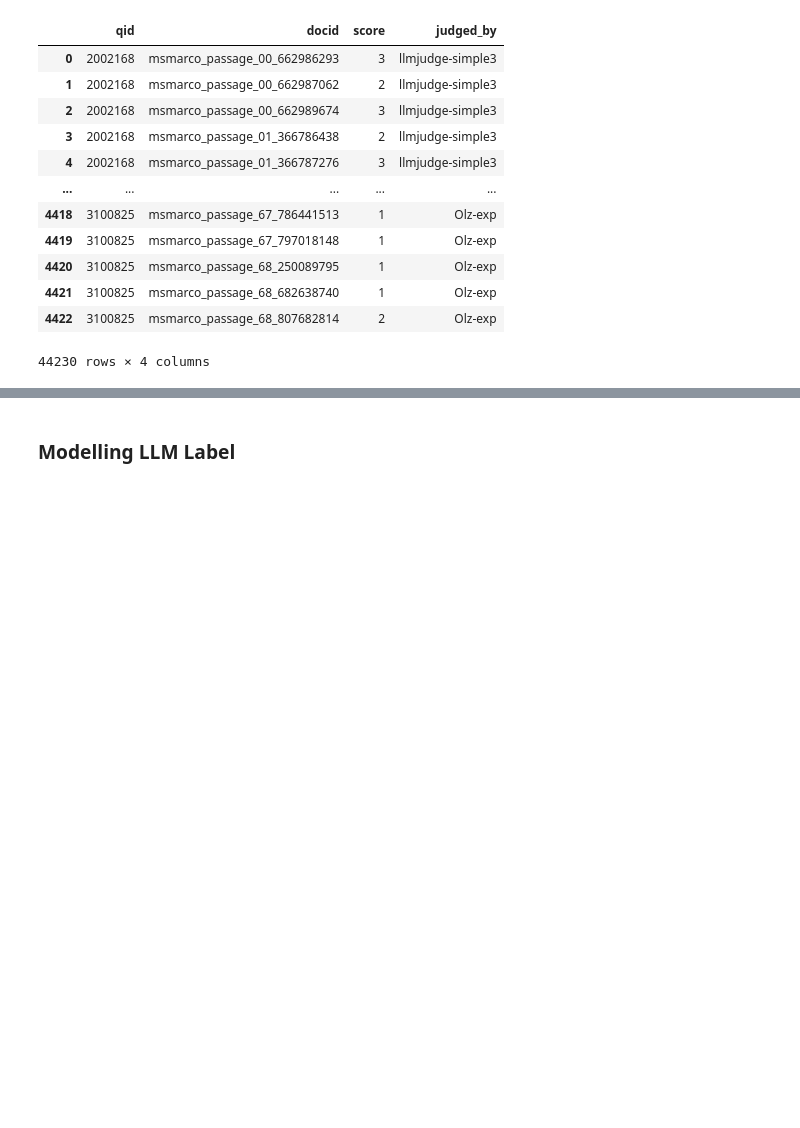
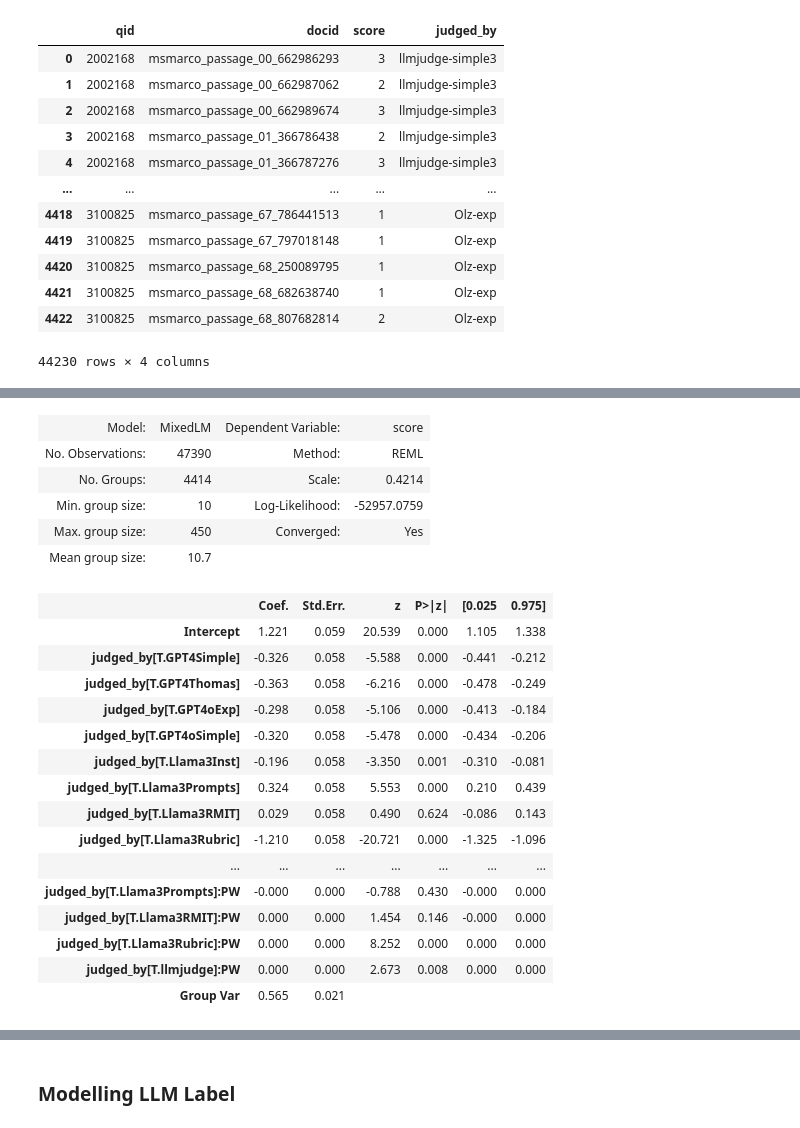
Before and after one commit to rahmanidashti/BiasSyntheticData, a Jupyter notebook: 3-mixed-effect-on-labels.ipynb, the cells around one changed output, grey strips where cells are left out. Drawn from its saved outputs; the diff is of its cells as text; code cells hidden in the pictures; blank space fills up the shorter version.

```diff
--- a/3-mixed-effect-on-labels.ipynb
+++ b/3-mixed-effect-on-labels.ipynb
@@ -174,0 +194,29 @@ data
+# %%
+model = "score ~ judged_by * (QL + QW + QT+ PW) "
+# %%
+model = sm.MixedLM.from_formula(model, data, groups=data["docid"])
+result = model.fit()
+result.summary()
+# %% [output]
+| Model: | MixedLM | Dependent Variable: | score |
+| No. Observations: | 47390 | Method: | REML |
+| No. Groups: | 4414 | Scale: | 0.4214 |
+| Min. group size: | 10 | Log-Likelihood: | -52957.0759 |
+| Max. group size: | 450 | Converged: | Yes |
+| Mean group size: | 10.7 |  |  |
+|  | Coef. | Std.Err. | z | P>|z| | [0.025 | 0.975] |
+| Intercept | 1.221 | 0.059 | 20.539 | 0.000 | 1.105 | 1.338 |
+| judged_by[T.GPT4Simple] | -0.326 | 0.058 | -5.588 | 0.000 | -0.441 | -0.212 |
+| judged_by[T.GPT4Thomas] | -0.363 | 0.058 | -6.216 | 0.000 | -0.478 | -0.249 |
+| judged_by[T.GPT4oExp] | -0.298 | 0.058 | -5.106 | 0.000 | -0.413 | -0.184 |
+| judged_by[T.GPT4oSimple] | -0.320 | 0.058 | -5.478 | 0.000 | -0.434 | -0.206 |
+| judged_by[T.Llama3Inst] | -0.196 | 0.058 | -3.350 | 0.001 | -0.310 | -0.081 |
+| judged_by[T.Llama3Prompts] | 0.324 | 0.058 | 5.553 | 0.000 | 0.210 | 0.439 |
+| judged_by[T.Llama3RMIT] | 0.029 | 0.058 | 0.490 | 0.624 | -0.086 | 0.143 |
+| judged_by[T.Llama3Rubric] | -1.210 | 0.058 | -20.721 | 0.000 | -1.325 | -1.096 |
+| ... | ... | ... | ... | ... | ... | ... |
+| judged_by[T.Llama3Prompts]:PW | -0.000 | 0.000 | -0.788 | 0.430 | -0.000 | 0.000 |
+| judged_by[T.Llama3RMIT]:PW | 0.000 | 0.000 | 1.454 | 0.146 | -0.000 | 0.000 |
+| judged_by[T.Llama3Rubric]:PW | 0.000 | 0.000 | 8.252 | 0.000 | 0.000 | 0.000 |
+| judged_by[T.llmjudge]:PW | 0.000 | 0.000 | 2.673 | 0.008 | 0.000 | 0.000 |
+| Group Var | 0.565 | 0.021 |  |  |  |  |
```
Also changed, not shown: parts of 4 cells of this notebook.
